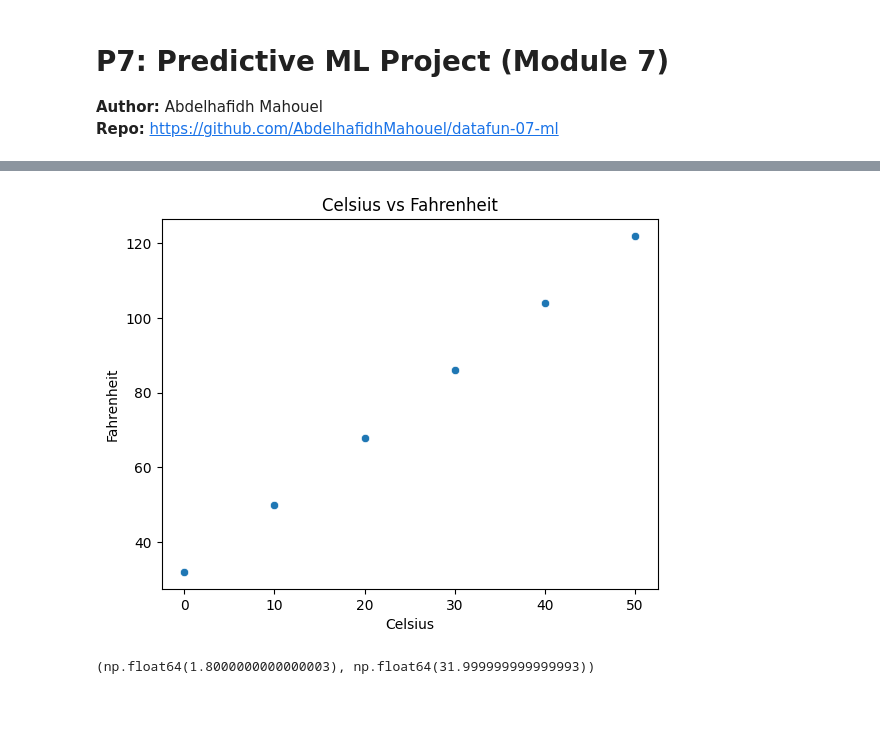
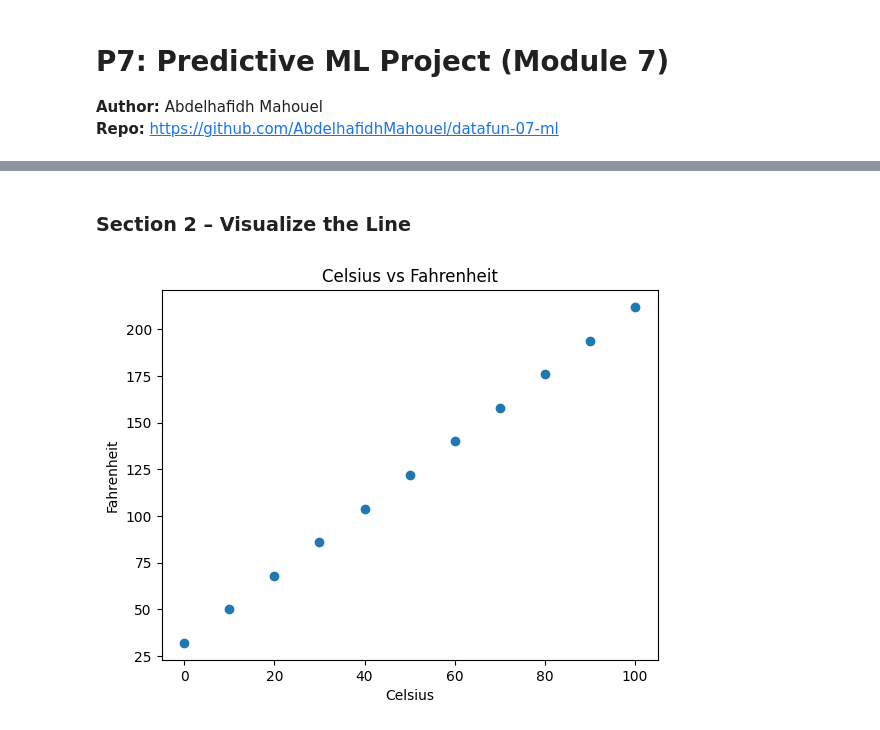
Before and after one commit to AbdelhafidhMahouel/datafun-07-ml, a Jupyter notebook: abdel_ml.ipynb, the cells around one changed output, grey strips where cells are left out. Drawn from its saved outputs; the diff is of its cells as text; code cells hidden in the pictures.

```diff
--- a/abdel_ml.ipynb
+++ b/abdel_ml.ipynb
@@ -33,0 +21,7 @@ temps_df
+# %%
+# Create a small DataFrame of Celsius values and compute Fahrenheit
+celsius = pd.Series(range(0, 101, 10))
+fahrenheit = (celsius * 9/5) + 32
+
+cf_df = pd.DataFrame({"Celsius": celsius, "Fahrenheit": fahrenheit})
+cf_df.head()
@@ -34,22 +35,12 @@ temps_df
+# %% [markdown]
+### Section 2 – Visualize the Line
 # %%
-sns.scatterplot(
-    data=temps_df,
-    x="Celsius",
-    y="Fahrenheit"
-)
-
+# Scatter plot and line plot
+plt.figure()
+plt.scatter(cf_df["Celsius"], cf_df["Fahrenheit"])
 plt.title("Celsius vs Fahrenheit")
 plt.xlabel("Celsius")
 plt.ylabel("Fahrenheit")
 plt.show()
 # %% [output]
-[figure, old version]
+[figure, new version]
-# %%
-slope, intercept, r_value, p_value, std_err = stats.linregress(
-    temps_df["Celsius"],
-    temps_df["Fahrenheit"]
-)
-
-slope, intercept
-# %% [output]
-(np.float64(1.8000000000000003), np.float64(31.999999999999993))
```
Also changed, not shown: parts of 33 cells of this notebook, 1 other file.
